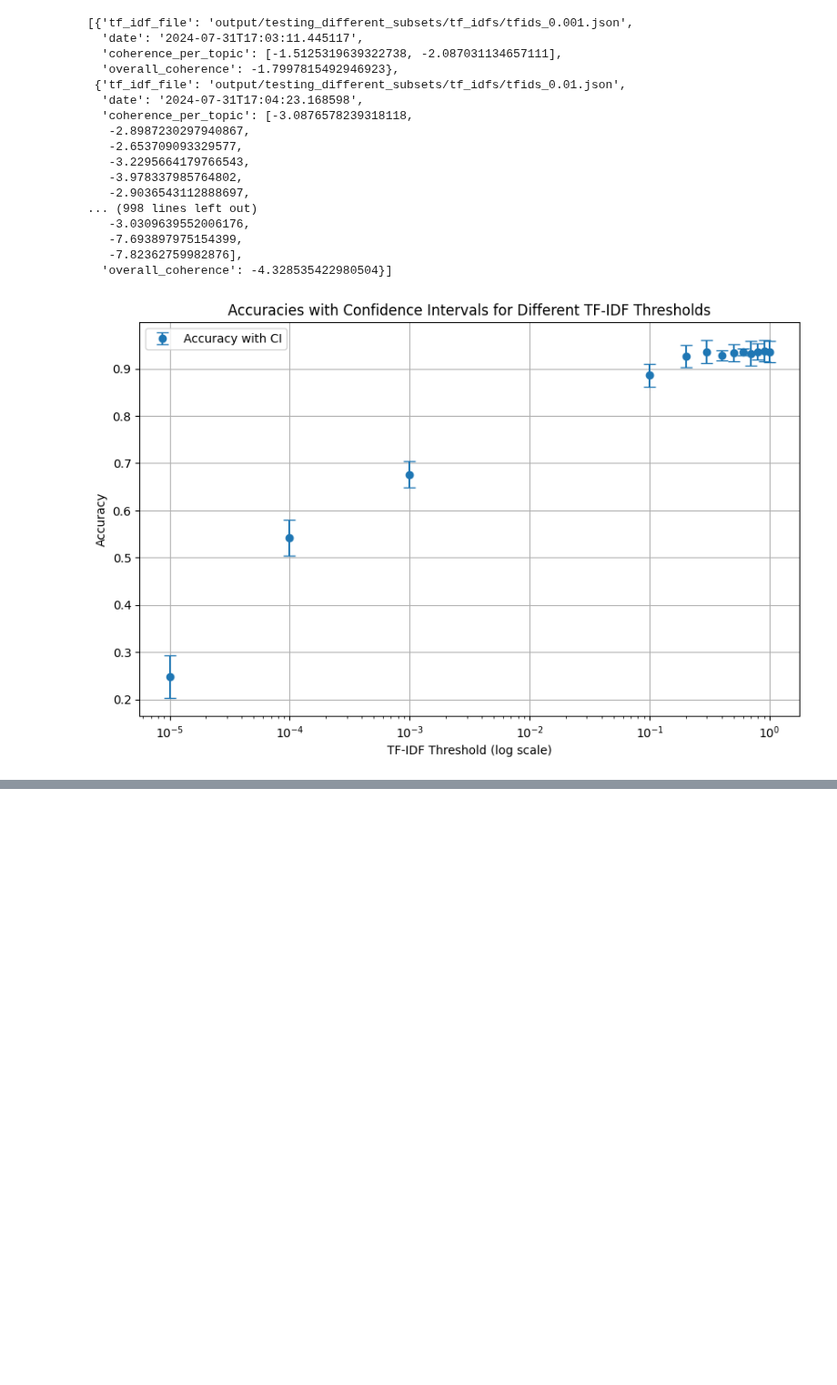
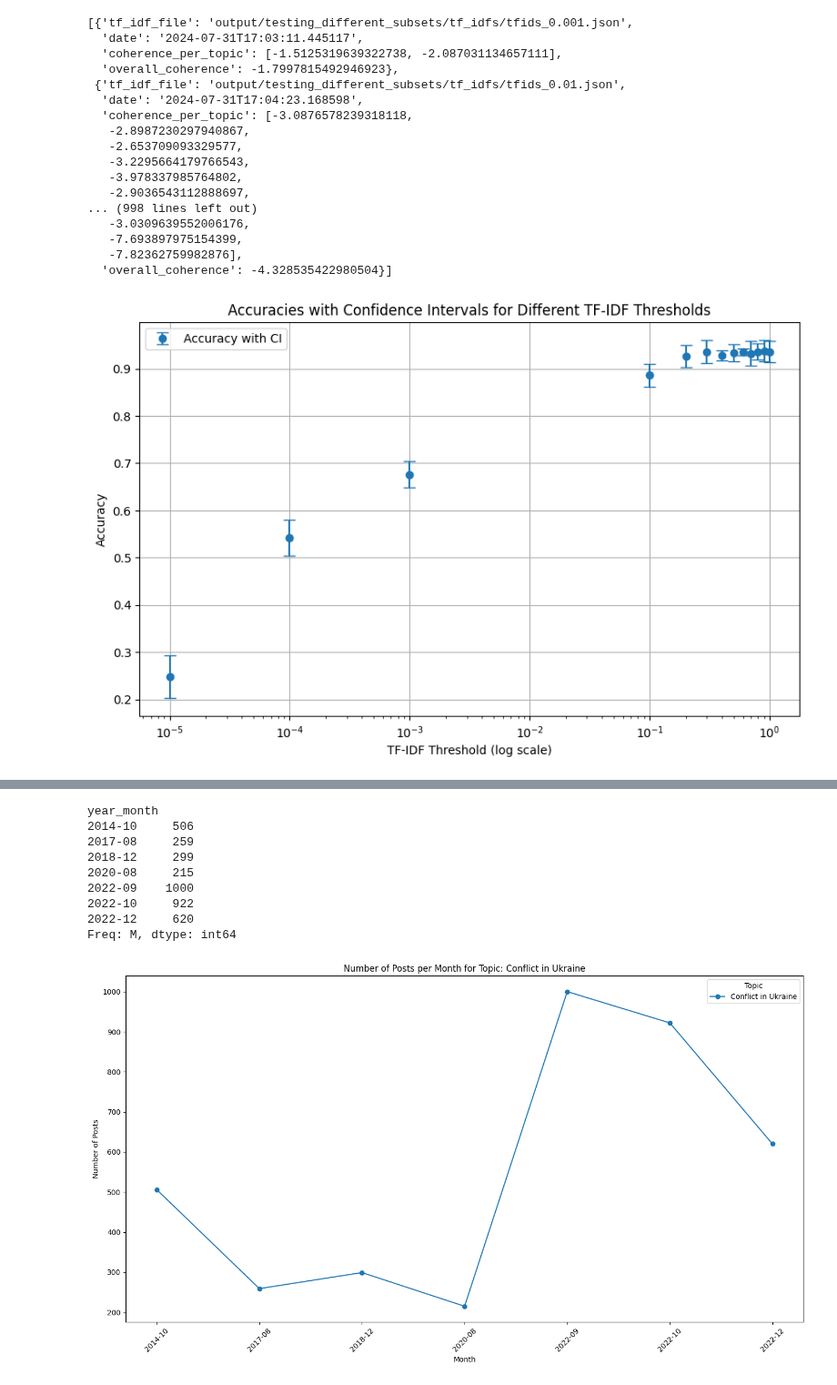
Before and after one commit to stefanoviel/RedditPolarization, a Jupyter notebook: notebooks/result_analysis.ipynb, the cells around one changed output, grey strips where cells are left out. Shown at 91% size. Saved outputs shown, nothing was run; the diff lists cells and outputs as text; code cells hidden in the pictures; blank space fills up the shorter version.

```diff
--- a/notebooks/result_analysis.ipynb
+++ b/notebooks/result_analysis.ipynb
@@ -472,0 +512,15 @@ df
+# %%
+# Example usage:
+topic = 'Conflict in Ukraine'  # Replace 'your_topic_here' with the topic you want to plot
+plot_topic_over_time(df, topic)
+# %% [output]
+year_month
+2014-10     506
+2017-08     259
+2018-12     299
+2020-08     215
+2022-09    1000
+2022-10     922
+2022-12     620
+Freq: M, dtype: int64
+[figure, added]
```
Also changed, not shown: parts of 18 cells of this notebook, 6 other files.
